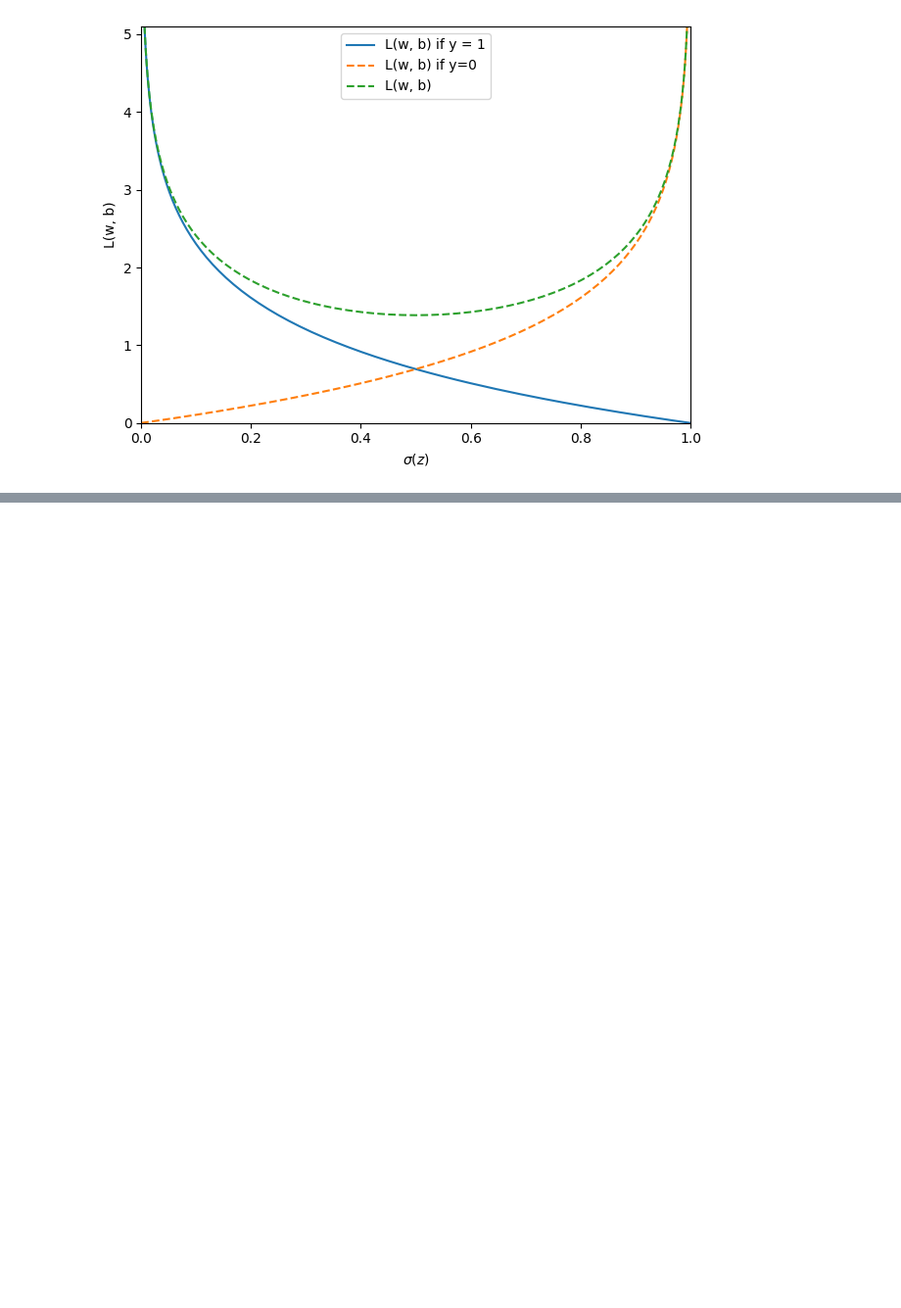
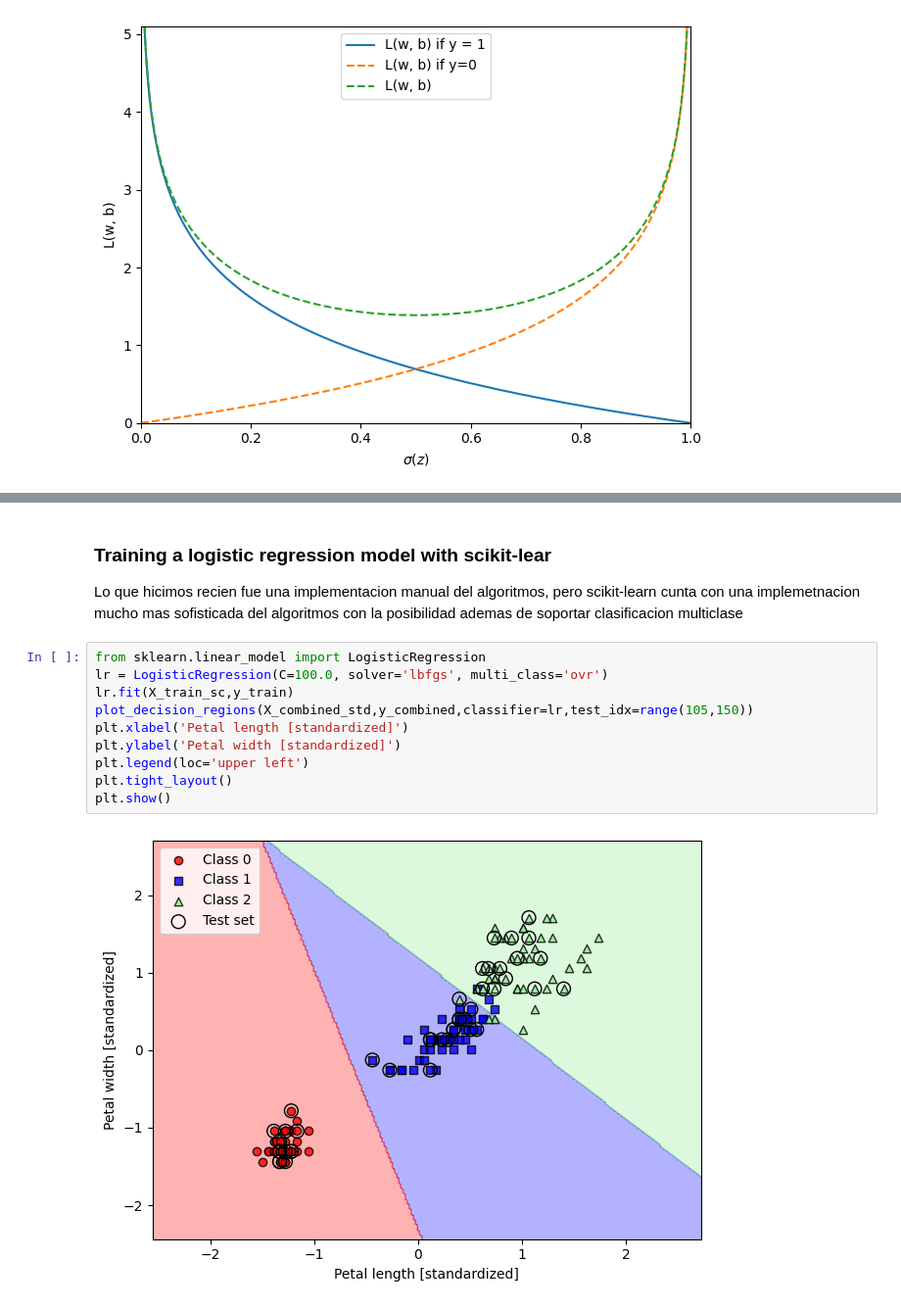
Before and after one commit to IvanLewkowicz/HandOnML, a Jupyter notebook: notebooks/Capitulo 3/cap 3.ipynb, the cells around one changed output, grey strips where cells are left out. Shown at 98% size. Cells and saved outputs as stored; diff of their text form; blank space fills up the shorter version.

Commit message:
update notebook Se agrega capitulo acerca de SVM y su implementacion

```diff
--- a/notebooks/Capitulo 3/cap 3.ipynb
+++ b/notebooks/Capitulo 3/cap 3.ipynb
@@ -209,0 +298,15 @@ plt.show()
+# %% [markdown]
+### Training a logistic regression model with scikit-lear
+Lo que hicimos recien fue una implementacion manual del algoritmos, pero scikit-learn cunta con una implemetnacion mucho mas sofisticada del algoritmos con la posibilidad ademas de soportar clasificacion multiclase
+# %%
+from sklearn.linear_model import LogisticRegression
+lr = LogisticRegression(C=100.0, solver='lbfgs', multi_class='ovr')
+lr.fit(X_train_sc,y_train)
+plot_decision_regions(X_combined_std,y_combined,classifier=lr,test_idx=range(105,150))
+plt.xlabel('Petal length [standardized]')
+plt.ylabel('Petal width [standardized]')
+plt.legend(loc='upper left')
+plt.tight_layout()
+plt.show()
+# %% [output]
+[figure, added]
```
Also changed, not shown: parts of 15 cells of this notebook.
